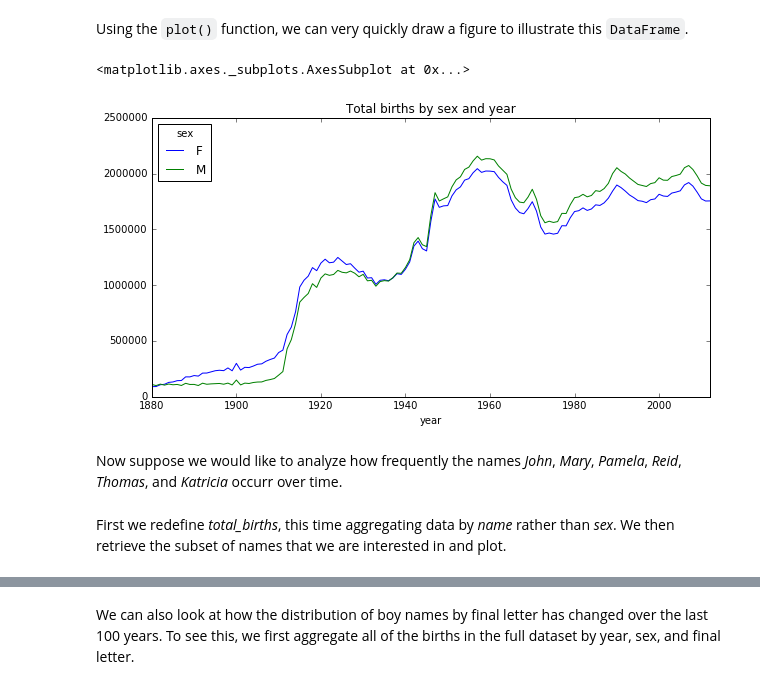
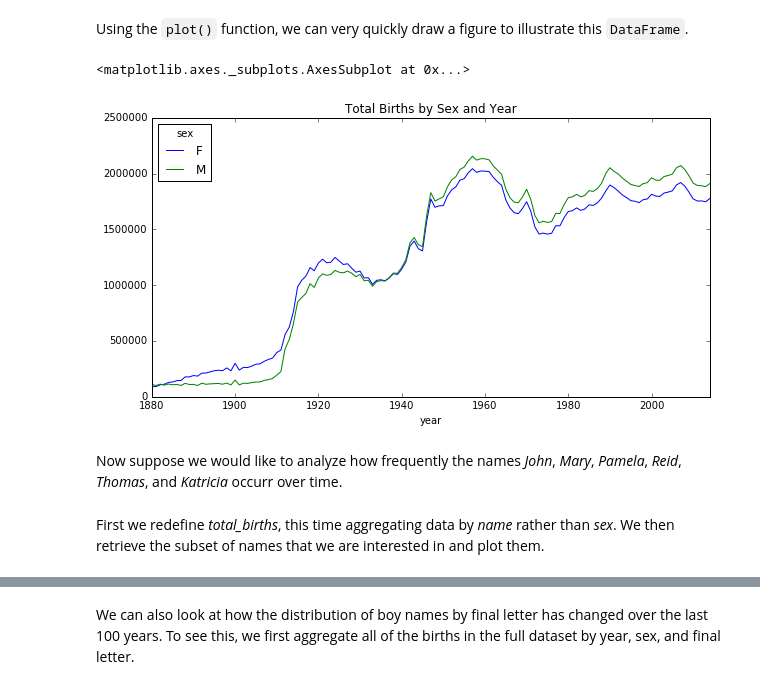
Before and after one commit to davidcieslak/cse44648, a Jupyter notebook: notebooks/01 - Data Understanding.ipynb, the cells around one changed output, grey strips where cells are left out. Drawn from its saved outputs; the diff is of its cells as text; code cells hidden in the pictures.

Commit message:
Updated Data Understanding Notebook

```diff
--- a/notebooks/01 - Data Understanding.ipynb
+++ b/notebooks/01 - Data Understanding.ipynb
@@ -355,5 +355,5 @@ Since we have numerous data files, the following snippet combines all of these d
 # %%
-years = range(1880, 2013)
+years = range(1880, 2015)
 pieces = []
 columns = ['name', 'sex', 'births']
 
@@ -391,14 +391,14 @@ total_births.head()
 # %% [markdown]
 Using the `plot()` function, we can very quickly draw a figure to illustrate this `DataFrame`.
 # %%
-total_births.plot(figsize=(10,5), title='Total births by sex and year')
+total_births.plot(figsize=(10,5), title='Total Births by Sex and Year')
 # %% [output]
 <matplotlib.axes._subplots.AxesSubplot at 0x...>
-[figure, old version]
+[figure, new version]
 # %% [markdown]
 Now suppose we would like to analyze how frequently the names *John*, *Mary*, *Pamela*, *Reid*, *Thomas*, and *Katricia* occurr over time.
 # %% [markdown]
-First we redefine *total_births*, this time aggregating data by *name* rather than *sex*. We then retrieve the subset of names that we are interested in and plot.
+First we redefine *total_births*, this time aggregating data by *name* rather than *sex*. We then retrieve the subset of names that we are interested in and plot them.
 # %%
 total_births = names.pivot_table('births', index='year', columns='name', aggfunc=sum)
 subset = total_births[['John', 'Mary', 'Pamela', 'Reid', 'Thomas', 'Katricia']]
```
Also changed, not shown: parts of 33 cells of this notebook.
